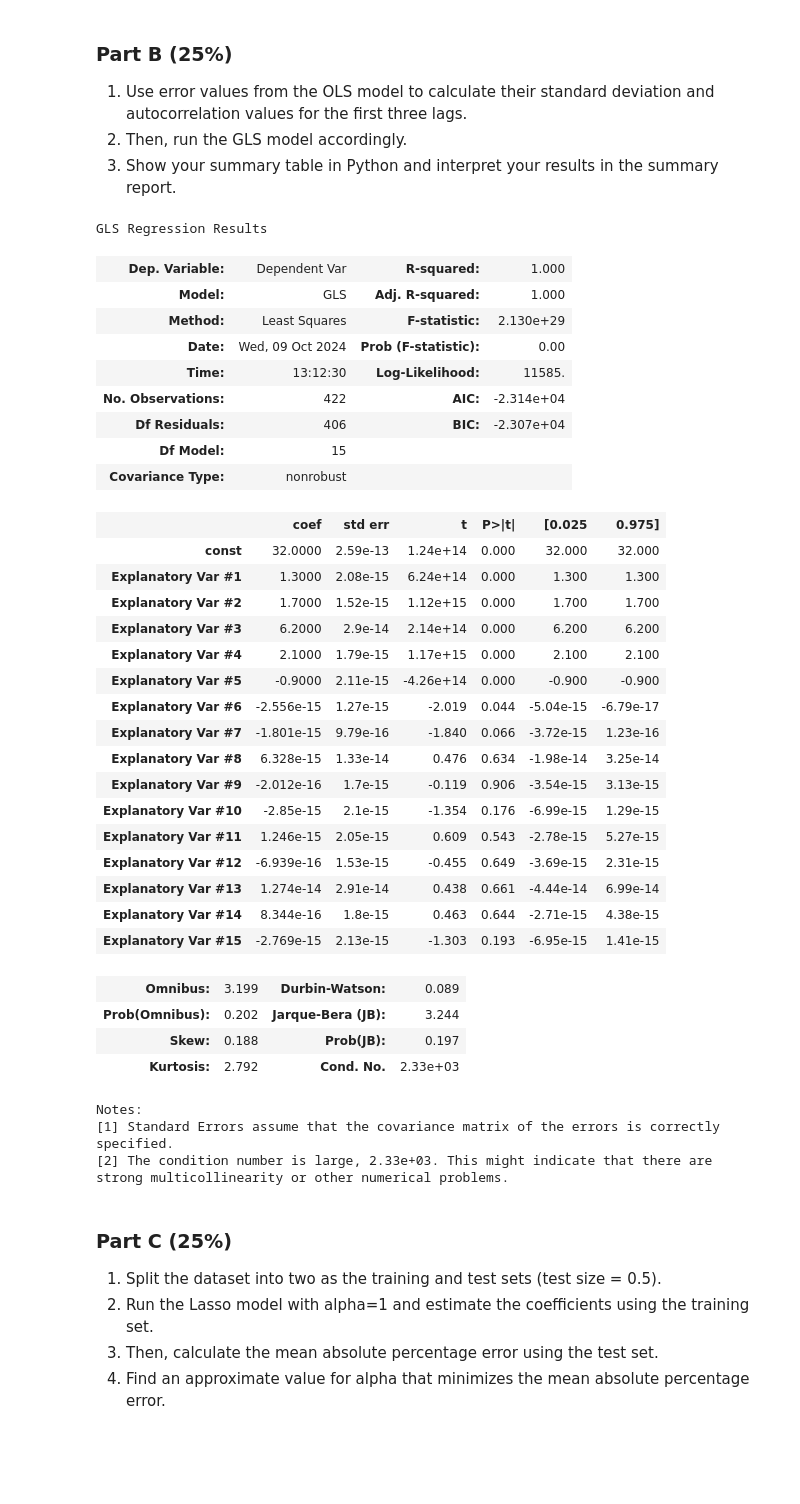
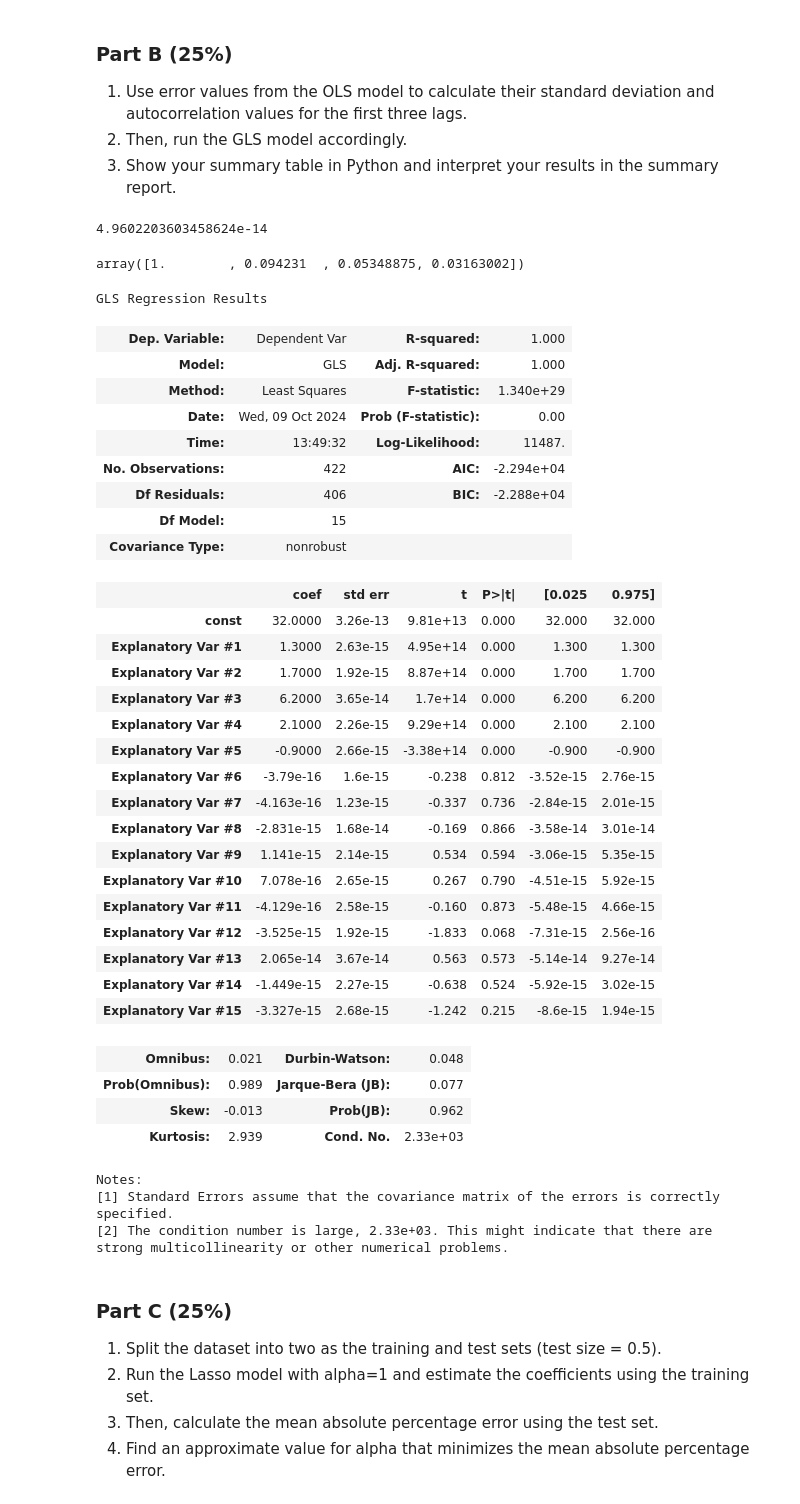
Before and after one commit to xiaowanzisj/Predictive-Modelling-Fall-2024, a Jupyter notebook: assignment.ipynb, the cells around one changed output. Cells and saved outputs as stored; diff of their text form; code cells hidden in the pictures; blank space fills up the shorter version.

```diff
--- a/assignment.ipynb
+++ b/assignment.ipynb
@@ -157,44 +121,52 @@ strong multicollinearity or other numerical problems.
 # Q1
 residuals = model_updated.resid
 std_deviation = residuals.std()
+std_deviation
+# %% [output]
+4.9602203603458624e-14
+# %%
+acf_residuals = acf(residuals, nlags = 3)
+acf_residuals
+# %% [output]
+array([1.        , 0.094231  , 0.05348875, 0.03163002])
 # %%
 # Q2
-rho = autocorrelations[0]
+rho = acf_residuals[1]
 n = len(y)
-cov_matrix = toeplitz(np.append([1, rho], np.zeros(n-2)))
+cov_matrix = std_deviation**2 * toeplitz(np.append([1, rho], np.zeros(n-2)))
 sm.GLS(y, x_updated, sigma=cov_matrix).fit().summary()
 # %% [output]
 GLS Regression Results
 | Dep. Variable: | Dependent Var | R-squared: | 1.000 |
 | Model: | GLS | Adj. R-squared: | 1.000 |
-| Method: | Least Squares | F-statistic: | 2.130e+29 |
+| Method: | Least Squares | F-statistic: | 1.340e+29 |
 | Date: | Wed, 09 Oct 2024 | Prob (F-statistic): | 0.00 |
-| Time: | 13:12:30 | Log-Likelihood: | 11585. |
-| No. Observations: | 422 | AIC: | -2.314e+04 |
-| Df Residuals: | 406 | BIC: | -2.307e+04 |
+| Time: | 13:49:32 | Log-Likelihood: | 11487. |
+| No. Observations: | 422 | AIC: | -2.294e+04 |
+| Df Residuals: | 406 | BIC: | -2.288e+04 |
 | Df Model: | 15 |  |  |
 | Covariance Type: | nonrobust |  |  |
 |  | coef | std err | t | P>|t| | [0.025 | 0.975] |
-| const | 32.0000 | 2.59e-13 | 1.24e+14 | 0.000 | 32.000 | 32.000 |
-| Explanatory Var #1 | 1.3000 | 2.08e-15 | 6.24e+14 | 0.000 | 1.300 | 1.300 |
-| Explanatory Var #2 | 1.7000 | 1.52e-15 | 1.12e+15 | 0.000 | 1.700 | 1.700 |
-| Explanatory Var #3 | 6.2000 | 2.9e-14 | 2.14e+14 | 0.000 | 6.200 | 6.200 |
-| Explanatory Var #4 | 2.1000 | 1.79e-15 | 1.17e+15 | 0.000 | 2.100 | 2.100 |
-| Explanatory Var #5 | -0.9000 | 2.11e-15 | -4.26e+14 | 0.000 | -0.900 | -0.900 |
-| Explanatory Var #6 | -2.556e-15 | 1.27e-15 | -2.019 | 0.044 | -5.04e-15 | -6.79e-17 |
-| Explanatory Var #7 | -1.801e-15 | 9.79e-16 | -1.840 | 0.066 | -3.72e-15 | 1.23e-16 |
-| Explanatory Var #8 | 6.328e-15 | 1.33e-14 | 0.476 | 0.634 | -1.98e-14 | 3.25e-14 |
-| Explanatory Var #9 | -2.012e-16 | 1.7e-15 | -0.119 | 0.906 | -3.54e-15 | 3.13e-15 |
-| Explanatory Var #10 | -2.85e-15 | 2.1e-15 | -1.354 | 0.176 | -6.99e-15 | 1.29e-15 |
-| Explanatory Var #11 | 1.246e-15 | 2.05e-15 | 0.609 | 0.543 | -2.78e-15 | 5.27e-15 |
-| Explanatory Var #12 | -6.939e-16 | 1.53e-15 | -0.455 | 0.649 | -3.69e-15 | 2.31e-15 |
-| Explanatory Var #13 | 1.274e-14 | 2.91e-14 | 0.438 | 0.661 | -4.44e-14 | 6.99e-14 |
-| Explanatory Var #14 | 8.344e-16 | 1.8e-15 | 0.463 | 0.644 | -2.71e-15 | 4.38e-15 |
-| Explanatory Var #15 | -2.769e-15 | 2.13e-15 | -1.303 | 0.193 | -6.95e-15 | 1.41e-15 |
+| const | 32.0000 | 3.26e-13 | 9.81e+13 | 0.000 | 32.000 | 32.000 |
+| Explanatory Var #1 | 1.3000 | 2.63e-15 | 4.95e+14 | 0.000 | 1.300 | 1.300 |
+| Explanatory Var #2 | 1.7000 | 1.92e-15 | 8.87e+14 | 0.000 | 1.700 | 1.700 |
+| Explanatory Var #3 | 6.2000 | 3.65e-14 | 1.7e+14 | 0.000 | 6.200 | 6.200 |
+| Explanatory Var #4 | 2.1000 | 2.26e-15 | 9.29e+14 | 0.000 | 2.100 | 2.100 |
+| Explanatory Var #5 | -0.9000 | 2.66e-15 | -3.38e+14 | 0.000 | -0.900 | -0.900 |
+| Explanatory Var #6 | -3.79e-16 | 1.6e-15 | -0.238 | 0.812 | -3.52e-15 | 2.76e-15 |
+| Explanatory Var #7 | -4.163e-16 | 1.23e-15 | -0.337 | 0.736 | -2.84e-15 | 2.01e-15 |
+| Explanatory Var #8 | -2.831e-15 | 1.68e-14 | -0.169 | 0.866 | -3.58e-14 | 3.01e-14 |
+| Explanatory Var #9 | 1.141e-15 | 2.14e-15 | 0.534 | 0.594 | -3.06e-15 | 5.35e-15 |
+| Explanatory Var #10 | 7.078e-16 | 2.65e-15 | 0.267 | 0.790 | -4.51e-15 | 5.92e-15 |
+| Explanatory Var #11 | -4.129e-16 | 2.58e-15 | -0.160 | 0.873 | -5.48e-15 | 4.66e-15 |
+| Explanatory Var #12 | -3.525e-15 | 1.92e-15 | -1.833 | 0.068 | -7.31e-15 | 2.56e-16 |
+| Explanatory Var #13 | 2.065e-14 | 3.67e-14 | 0.563 | 0.573 | -5.14e-14 | 9.27e-14 |
+| Explanatory Var #14 | -1.449e-15 | 2.27e-15 | -0.638 | 0.524 | -5.92e-15 | 3.02e-15 |
+| Explanatory Var #15 | -3.327e-15 | 2.68e-15 | -1.242 | 0.215 | -8.6e-15 | 1.94e-15 |
-| Omnibus: | 3.199 | Durbin-Watson: | 0.089 |
-| Prob(Omnibus): | 0.202 | Jarque-Bera (JB): | 3.244 |
-| Skew: | 0.188 | Prob(JB): | 0.197 |
-| Kurtosis: | 2.792 | Cond. No. | 2.33e+03 |
+| Omnibus: | 0.021 | Durbin-Watson: | 0.048 |
+| Prob(Omnibus): | 0.989 | Jarque-Bera (JB): | 0.077 |
+| Skew: | -0.013 | Prob(JB): | 0.962 |
+| Kurtosis: | 2.939 | Cond. No. | 2.33e+03 |
 Notes:
 [1] Standard Errors assume that the covariance matrix of the errors is correctly specified.
 [2] The condition number is large, 2.33e+03. This might indicate that there are
```
Also changed, not shown: parts of 3 cells of this notebook.
